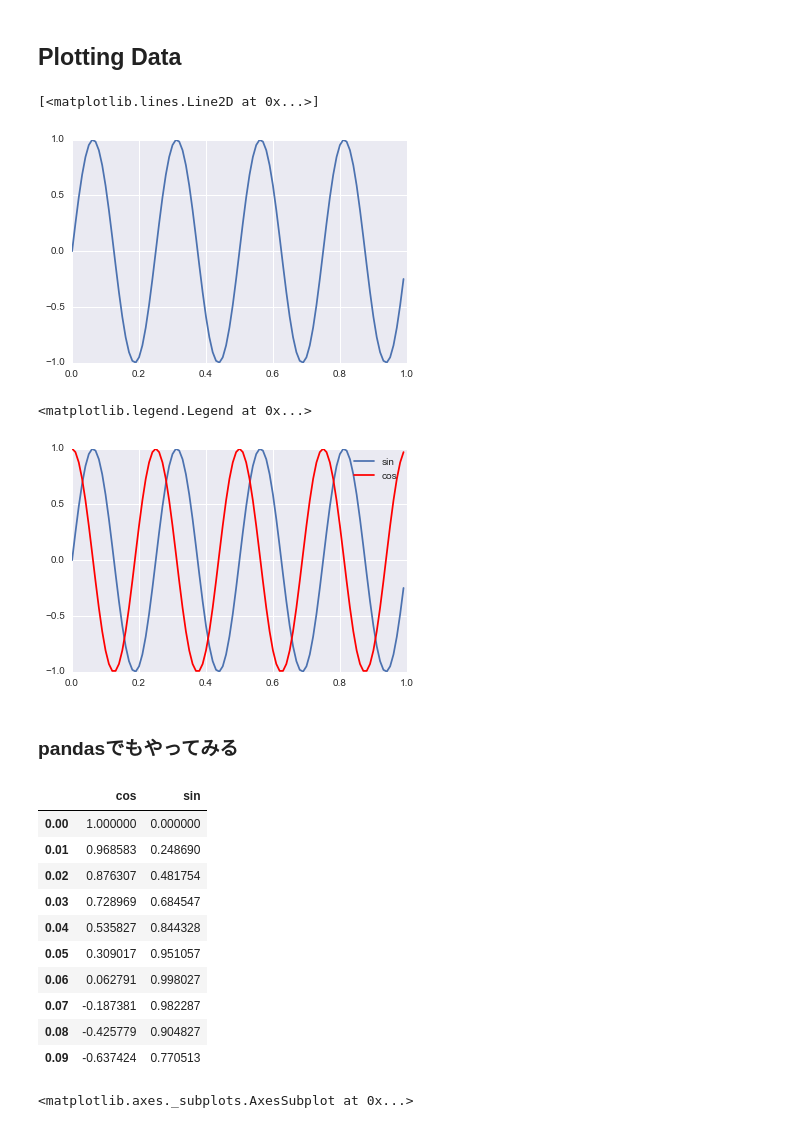
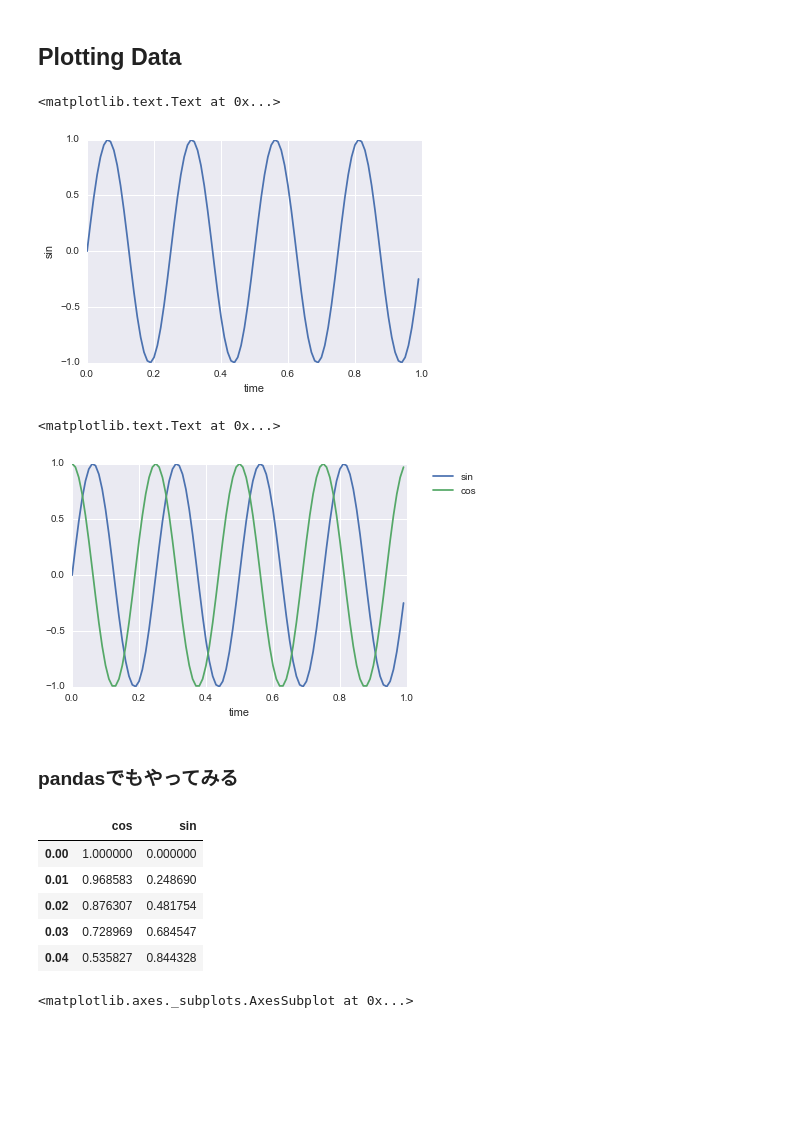
Before and after one commit to uents/coursera-ml, a Jupyter notebook: week02/python_tutorial/python_tutorial.ipynb, the cells around one changed output. Drawn from its saved outputs; the diff is of its cells as text; code cells hidden in the pictures; blank space fills up the shorter version.

Commit message:
week02: revise the plotting style of python tutorial

```diff
--- a/week02/python_tutorial/python_tutorial.ipynb
+++ b/week02/python_tutorial/python_tutorial.ipynb
@@ -308,39 +303,40 @@ import math
 t = np.arange(0,1,0.01)
 # %%
 y1 = np.sin(2 * math.pi * 4 * t)
-# %%
-plt.plot(t, y1)
-# %% [output]
-[<matplotlib.lines.Line2D at 0x...>]
-[figure, removed]
+# %%
+fig = plt.figure()
+ax = fig.add_subplot(1,1,1)
+ax.plot(t, y1)
+ax.set_xlabel('time')
+ax.set_ylabel('sin')
+# %% [output]
+<matplotlib.text.Text at 0x...>
+[figure, added]
 # %%
 y2 = np.cos(2 * math.pi * 4 * t)
-# %%
-p1, = plt.plot(t, y1)
-p2, = plt.plot(t, y2, 'red')
-plt.legend([p1, p2], ['sin', 'cos'])
-# %% [output]
-<matplotlib.legend.Legend at 0x...>
-[figure, removed]
+# %%
+fig = plt.figure()
+ax = fig.add_subplot(1,1,1)
+ax.plot(t, y1, label='sin')
+ax.plot(t, y2, label='cos')
+ax.legend(bbox_to_anchor=(1.05, 1), loc=2) # 凡例を表示
+ax.set_xlabel('time')
+# %% [output]
+<matplotlib.text.Text at 0x...>
+[figure, added]
 # %% [markdown]
 ### pandasでもやってみる
 # %%
-data = {'sin': y1, 'cos': y2}
-df = pd.DataFrame(index=t, data=data)
+df = pd.DataFrame(index=t, data={'sin': y1, 'cos': y2})
 # %%
-df.head(10)
+df.head(5)
 # %% [output]
 |  | cos | sin |
 | 0.00 | 1.000000 | 0.000000 |
 | 0.01 | 0.968583 | 0.248690 |
 | 0.02 | 0.876307 | 0.481754 |
 | 0.03 | 0.728969 | 0.684547 |
 | 0.04 | 0.535827 | 0.844328 |
-| 0.05 | 0.309017 | 0.951057 |
-| 0.06 | 0.062791 | 0.998027 |
-| 0.07 | -0.187381 | 0.982287 |
-| 0.08 | -0.425779 | 0.904827 |
-| 0.09 | -0.637424 | 0.770513 |
 # %%
 df.plot()
 # %% [output]
```
Also changed, not shown: parts of 6 cells of this notebook.
